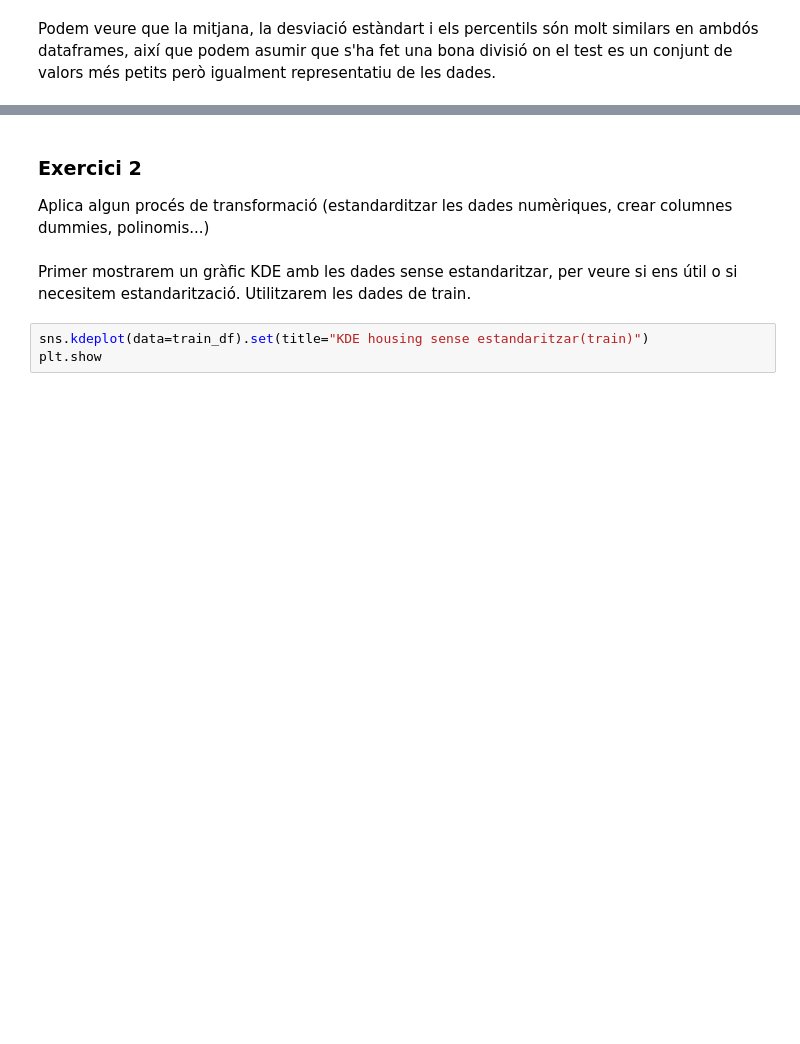
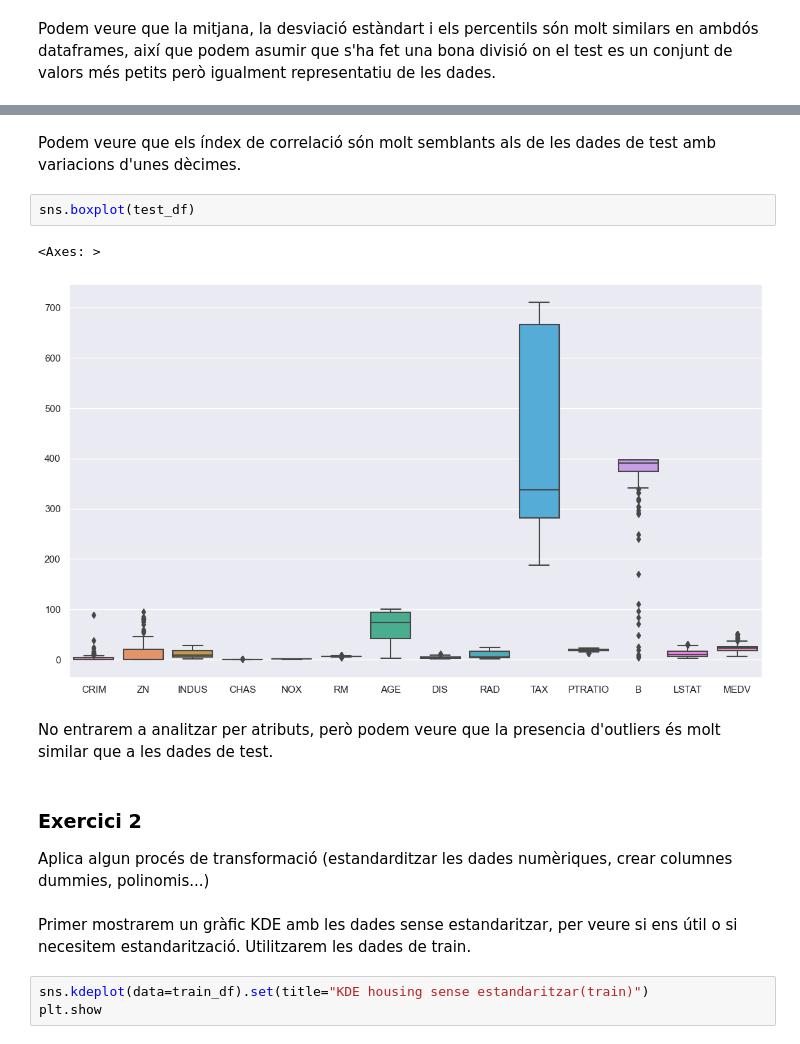
Before and after one commit to maribelseara/SkLearn_Train_Test, a Jupyter notebook: sklear_train_test.ipynb, the cells around one changed output, grey strips where cells are left out. Cells and saved outputs as stored; diff of their text form; blank space fills up the shorter version.

```diff
--- a/sklear_train_test.ipynb
+++ b/sklear_train_test.ipynb
@@ -258,3 +263,12 @@ Podem veure que la mitjana, la desviació estàndart i els percentils són molt
+# %% [markdown]
+Podem veure que els índex de correlació són molt semblants als de les dades de test amb variacions d'unes dècimes.
+# %%
+sns.boxplot(test_df)
+# %% [output]
+<Axes: >
+[figure, added]
+# %% [markdown]
+No entrarem a analitzar per atributs, però podem veure que la presencia d'outliers és molt similar que a les dades de test.
 # %% [markdown]
 ### Exercici 2
 Aplica algun procés de transformació (estandarditzar les dades numèriques, crear columnes dummies, polinomis...)
```
Also changed, not shown: parts of 10 cells of this notebook.
